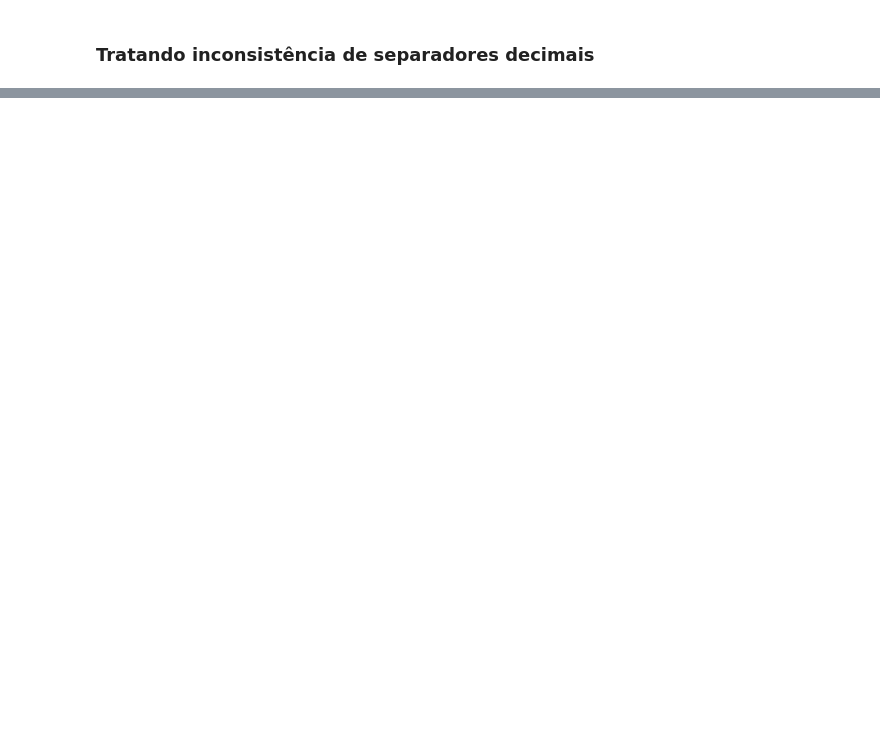
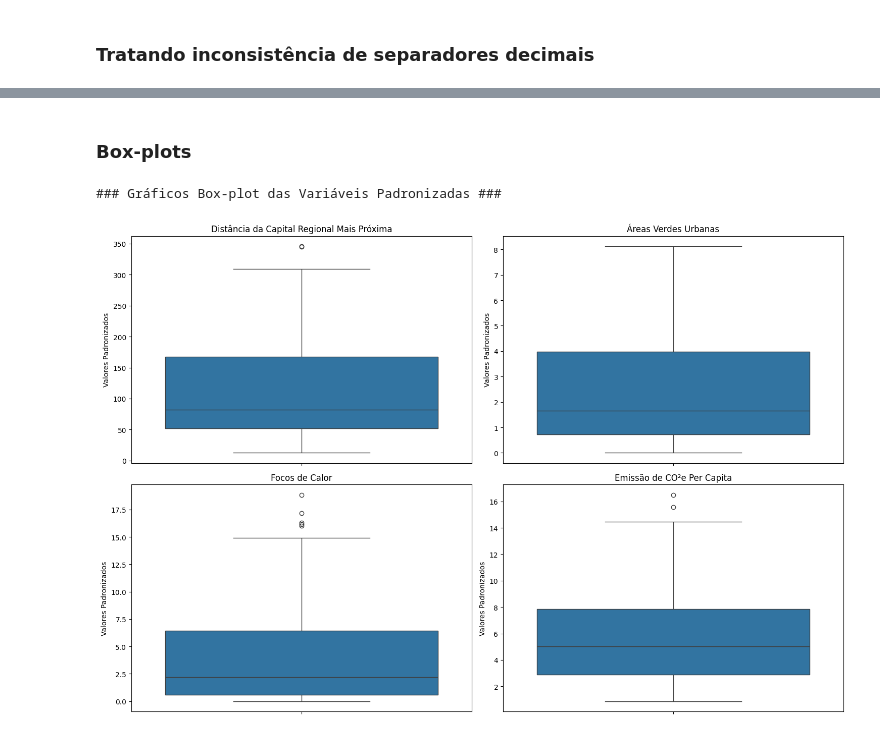
Before and after one commit to daniele-lins/analise-trabalho-final-adm211, a Jupyter notebook: notebooks/eda.ipynb, the cells around one changed output, grey strips where cells are left out. Saved outputs shown, nothing was run; the diff lists cells and outputs as text; code cells hidden in the pictures; blank space fills up the shorter version.

Commit message:
feat: alteração do arquivo de eda.ipynb para que a execução seja compatível com google colab, inclusão dos outros arquivos de amostra e documentação

```diff
--- a/notebooks/eda.ipynb
+++ b/notebooks/eda.ipynb
@@ -242,2 +273,16 @@ Confiança: 95%
 # %% [markdown]
 ### Tratando inconsistência de separadores decimais
+# %%
+colunas_numericas_para_tratar = [
+    'distancia_capital_regional_km',
+    'areas_verdes_urbanas',
+    'focos_calor',
+    'emissao_co2_percapita',
+]
+
+for col in colunas_numericas_para_tratar:
+    df[col] = df[col].astype(str).str.replace(',', '.', regex=False)
+    df[col] = pd.to_numeric(df[col], errors='coerce')
+
+print("Colunas numéricas tratadas para float:")
+df.head()
@@ -243,0 +588,39 @@ Confiança: 95%
+# %% [markdown]
+### Box-plots
+# %%
+import matplotlib.pyplot as plt
+import seaborn as sns
+
+# Define the numerical columns to plot
+# Using the list of columns that were scaled previously
+numerical_cols_to_plot = [
+    'distancia_capital_regional_km',
+    'areas_verdes_urbanas',
+    'focos_calor',
+    'emissao_co2_percapita',
+]
+
+print("### Gráficos Box-plot das Variáveis Padronizadas ###\n")
+
+# Create a figure to hold all subplots
+plt.figure(figsize=(15, 10))
+
+for i, col in enumerate(numerical_cols_to_plot):
+    if col in df.columns:
+        plt.subplot(2, 2, i + 1)  # Adjust subplot grid as needed
+        sns.boxplot(y=df[col])
+        if col == 'distancia_capital_regional_km':
+          plt.title(f'Distância da Capital Regional Mais Próxima')
+        elif col == 'areas_verdes_urbanas':
+          plt.title(f'Áreas Verdes Urbanas')
+        elif col == 'focos_calor':
+          plt.title(f'Focos de Calor')
+        elif col == 'emissao_co2_percapita':
+          plt.title(f'Emissão de CO²e Per Capita')
+        plt.ylabel('Valores Padronizados')
+
+plt.tight_layout()
+plt.show()
+# %% [output]
+### Gráficos Box-plot das Variáveis Padronizadas ###
+[figure, added]
```
Also changed, not shown: parts of 28 cells of this notebook, 4 other files.
